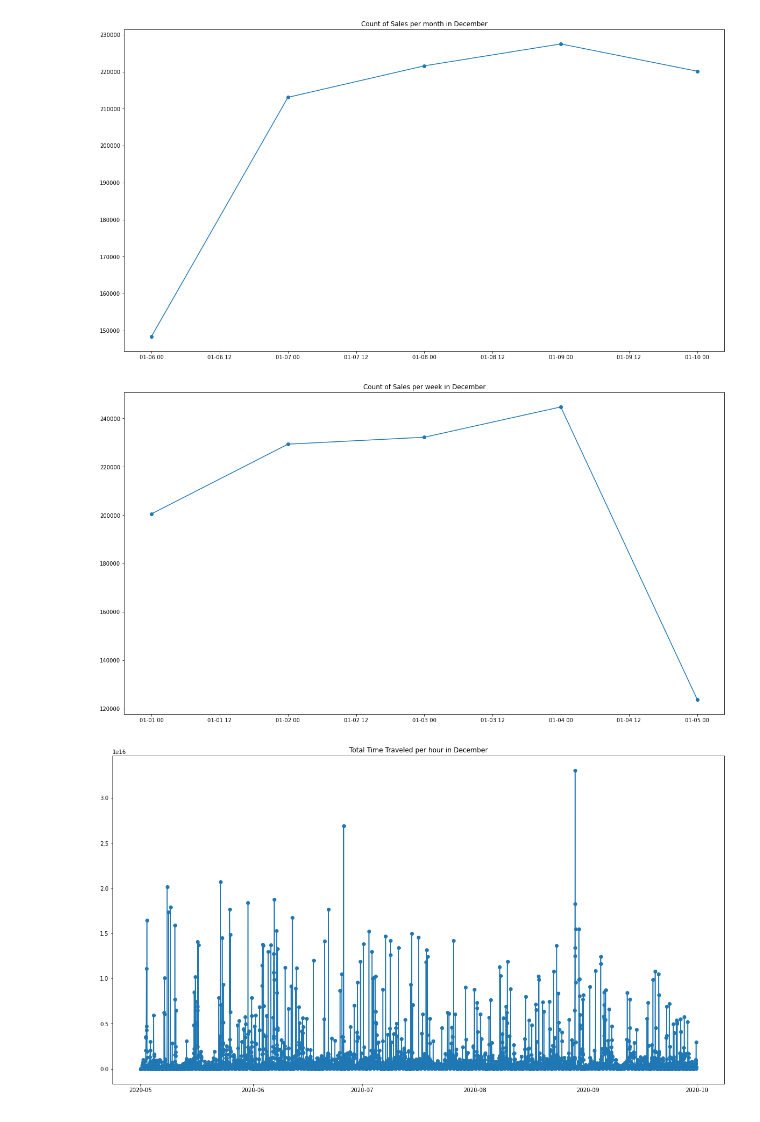
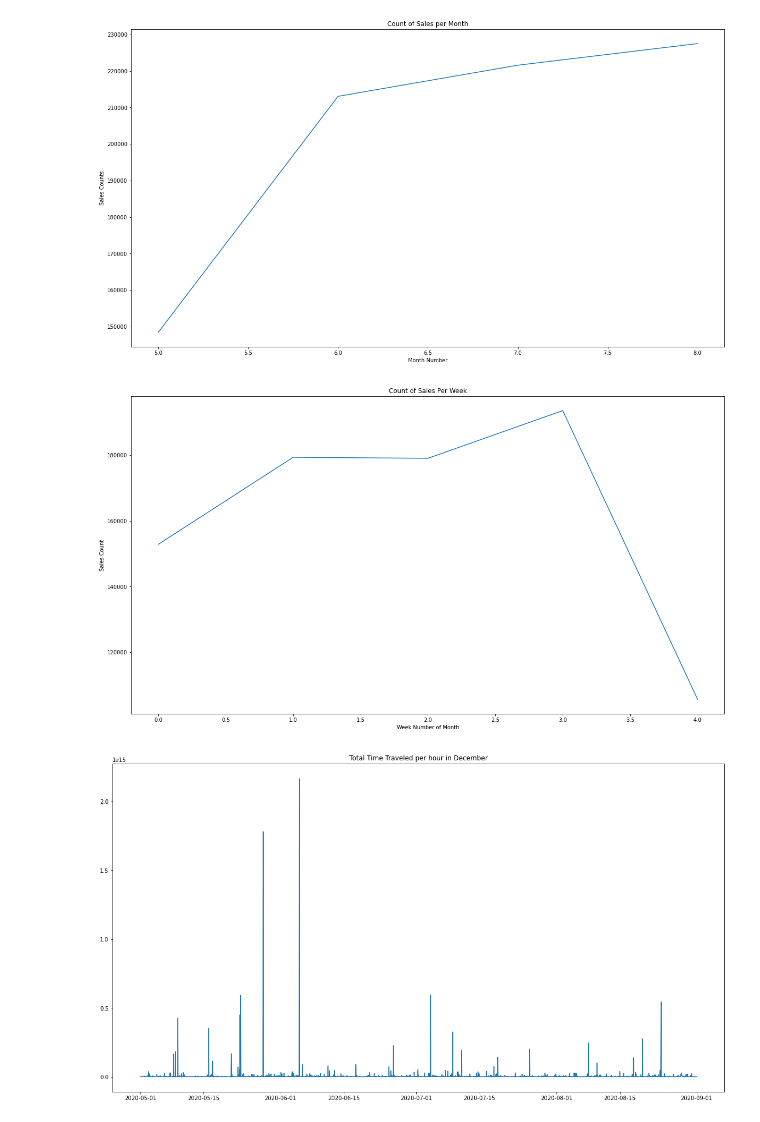
Before and after one commit to eric-albrecht-3372/bike_machine_learning, a Jupyter notebook: Notebooks/Bike Usage Regressor - No Complementary Data.ipynb, the cells around one changed output. Cells and saved outputs as stored; diff of their text form; code cells hidden in the pictures.

```diff
--- a/Notebooks/Bike Usage Regressor - No Complementary Data.ipynb
+++ b/Notebooks/Bike Usage Regressor - No Complementary Data.ipynb
@@ -13,5 +13,6 @@ dataset_dir = "../DataSet_CSVs/BikeDatasets/"
 # %%
 # Import the dataset
 bike_df = pd.read_csv(dataset_dir + "final_bike_dataset.csv")
+bike_df.drop(["Unnamed: 0"], axis=1, inplace=True)
 bike_df.head()
 # %% [output]
@@ -137,7 +140,8 @@ for col in time_list:
     datetime_col_list = {dateenum.year:[], dateenum.month:[], dateenum.week:[], dateenum.day:[], dateenum.hour:[], dateenum.day_of_week:[]}
     bike_df[col] = bike_df[col].apply(lambda l: datetime_lambda_func(l, datetime_col_list))
     for value in [dateenum.year, dateenum.month, dateenum.day, dateenum.hour, dateenum.day_of_week, dateenum.week]:
-        bike_df[f"{col}_{value}"] = datetime_col_list[value]
+        bike_df[f"{col}_{value}"] = [int(int_val) for int_val in datetime_col_list[value]]
+        bike_df[f"{col}_{value}"] = bike_df[f"{col}_{value}"].astype("int32")
         category_list.append(f"{col}_{value}")
 bike_df.head()
 # %% [output]
@@ -179,29 +187,33 @@ plt.show()
 # Plot the distributions over a single day.
 hour_bike_df = bike_df.groupby(["started_at_month"]).size()
 plt.figure(figsize=(20, 11))
-plt.plot_date(hour_bike_df.index, hour_bike_df.values, linestyle="solid")
-plt.title("Count of Sales per month in December")
+plt.plot(hour_bike_df.index, hour_bike_df.values, linestyle="solid")
+plt.title("Count of Sales per Month")
+plt.xlabel("Month Number")
+plt.ylabel("Sales Counts")
 plt.show()
 # %% [output]
-[figure, old version]
+[figure, new version]
 # %%
 # Plot the distributions over a single day.
 hour_bike_df = bike_df.groupby(["started_at_week"]).size()
 plt.figure(figsize=(20, 11))
-plt.plot_date(hour_bike_df.index, hour_bike_df.values, linestyle="solid")
-plt.title("Count of Sales per week in December")
+plt.plot(hour_bike_df.index, hour_bike_df.values, linestyle="solid")
+plt.title("Count of Sales Per Week")
+plt.xlabel("Week Number of Month")
+plt.ylabel("Sales Count")
 plt.show()
 # %% [output]
-[figure, old version]
+[figure, new version]
 # %%
 # Plot out the elapsed time per timem increment
-hour_bike_df = bike_df.groupby(["started_at"])["elapsed_time"].sum()
+hour_bike_df = bike_df.groupby(["started_at"])["elapsed_time"].mean()
 plt.figure(figsize=(20, 11))
-plt.plot_date(hour_bike_df.index, hour_bike_df.values, linestyle="solid")
+plt.plot(hour_bike_df.index, hour_bike_df.values, linestyle="solid")
 plt.title("Total Time Traveled per hour in December")
 plt.show()
 # %% [output]
-[figure, old version]
+[figure, new version]
 # %%
 # Plot out the elapsed time per timem increment
 hour_bike_df = bike_df.groupby(["started_at_week"])["elapsed_time"].mean()
```
Also changed, not shown: parts of 117 cells of this notebook, 2 other files.
